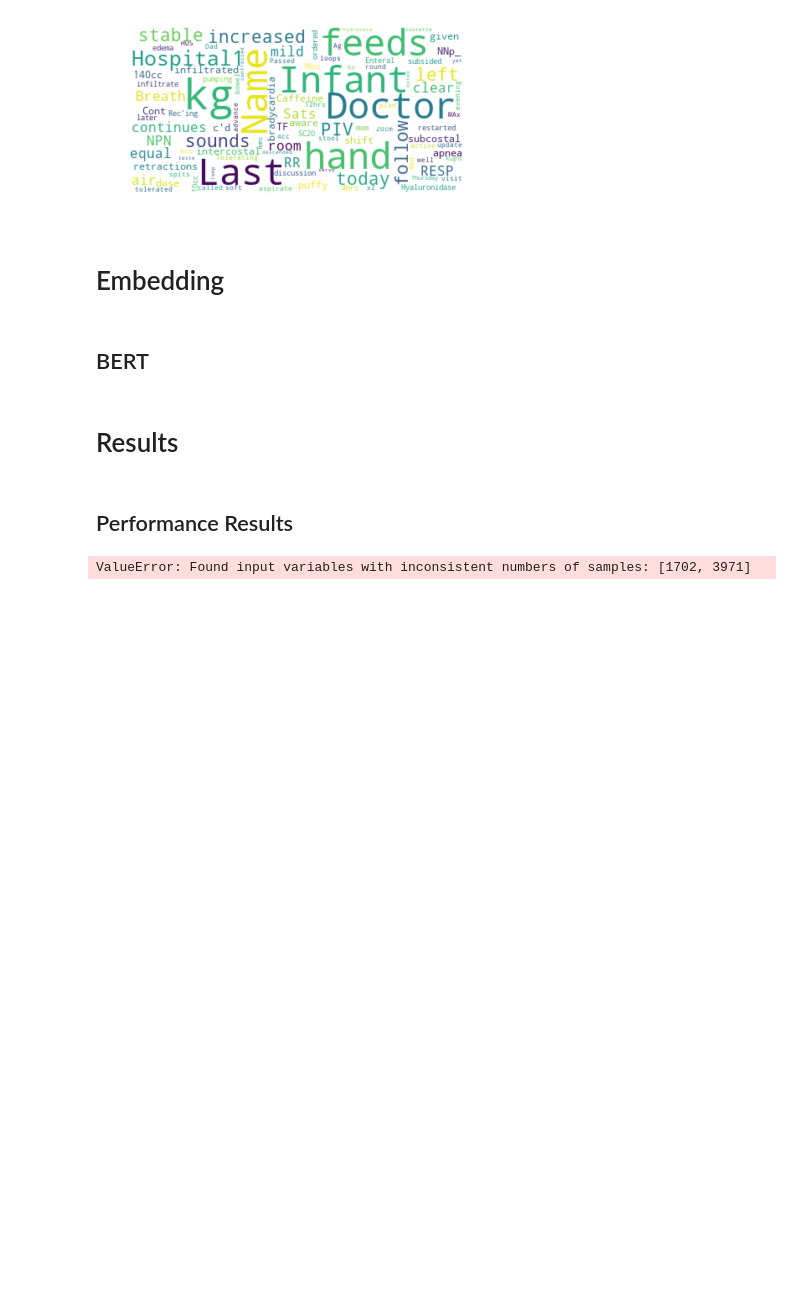
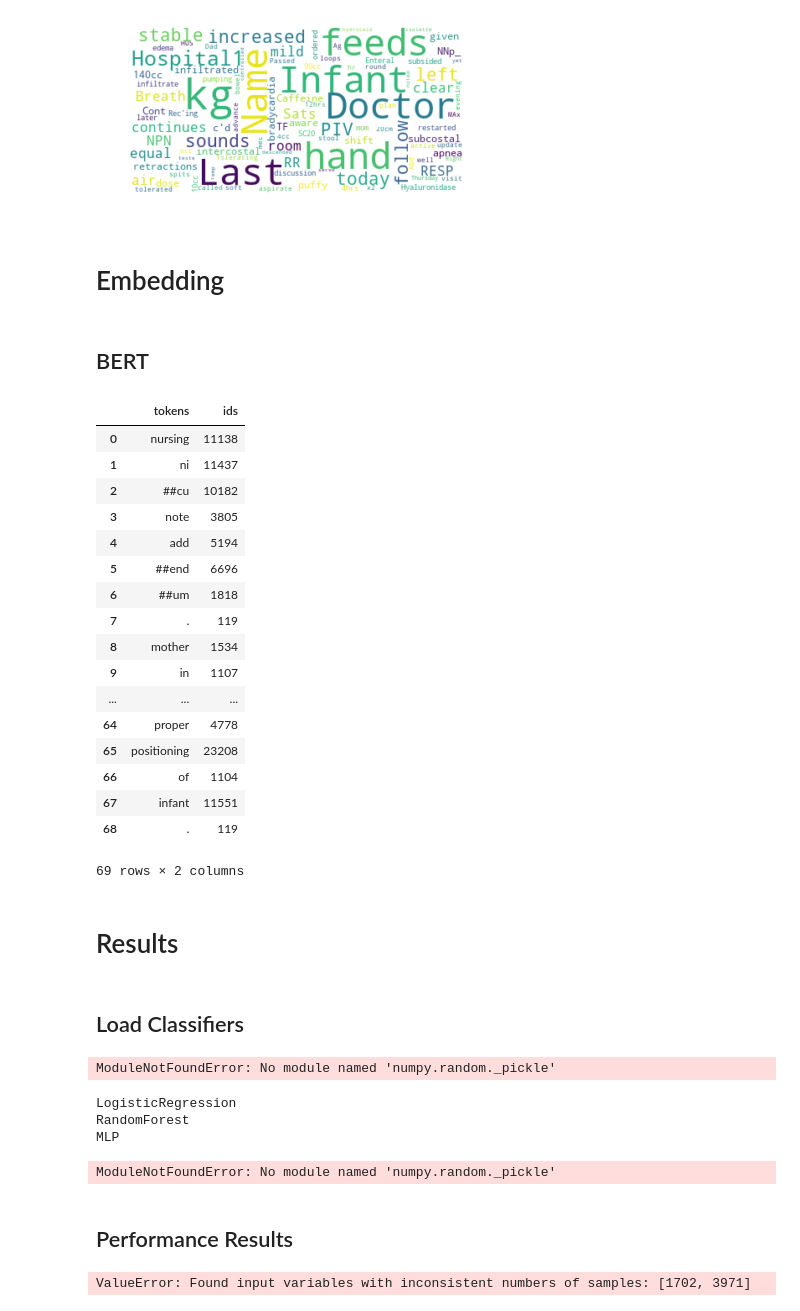
Before and after one commit to cccdenhart/icd-tagging, a Jupyter notebook: report.ipynb, the cells around one changed output. Drawn from its saved outputs; the diff is of its cells as text; code cells hidden in the pictures; blank space fills up the shorter version.

Commit message:
fixed model df

```diff
--- a/report.ipynb
+++ b/report.ipynb
@@ -12,6 +13,8 @@ from ast import literal_eval
 import tqdm
 # %%
-notes = as_pandas(get_conn().cursor().execute("select text from mimiciii.noteevents limit 100"))["text"].tolist()
+notes = query_aws(get_conn, "select text from mimiciii.noteevents limit 100")
+# %%
+notes = notes["text"].tolist()
 # %%
 # read in raw data
 subdir = "data"
@@ -156,5 +159,28 @@ plt.show()
 from transformers import AutoTokenizer, AutoModel
 tokenizer = AutoTokenizer.from_pretrained("emilyalsentzer/Bio_ClinicalBERT")
 model = AutoModel.from_pretrained("emilyalsentzer/Bio_ClinicalBERT")
+# %%
+tokens = tokenizer.tokenize(notes[0])
+ids = tokenizer.convert_tokens_to_ids(tokens)
+pd.DataFrame({"tokens": tokens, "ids": ids})
+# %% [output]
+|  | tokens | ids |
+| 0 | nursing | 11138 |
+| 1 | ni | 11437 |
+| 2 | ##cu | 10182 |
+| 3 | note | 3805 |
+| 4 | add | 5194 |
+| 5 | ##end | 6696 |
+| 6 | ##um | 1818 |
+| 7 | . | 119 |
+| 8 | mother | 1534 |
+| 9 | in | 1107 |
+| ... | ... | ... |
+| 64 | proper | 4778 |
+| 65 | positioning | 23208 |
+| 66 | of | 1104 |
+| 67 | infant | 11551 |
+| 68 | . | 119 |
+69 rows × 2 columns
 # %% [markdown]
 # Results
@@ -165,3 +187,21 @@ from utils import ml_accuracy
+# %% [markdown]
+## Load Classifiers
+# %%
+pickle.load(open(get_fp("MLP"), "rb"))
+# %% [output]
+ModuleNotFoundError: No module named 'numpy.random._pickle'
+# %%
+get_fp = lambda x: os.path.join(PROJ_DIR, "data", "models", x + ".clf")
+names = ["LogisticRegression", "RandomForest", "MLP", "LSTM"]
+clfs = []
+for n in names:
+    print(n)
+    clfs.append(pickle.load(open(get_fp(n), "rb")))
+# %% [output]
+LogisticRegression
+RandomForest
+MLP
+ModuleNotFoundError: No module named 'numpy.random._pickle'
 # %% [markdown]
 ## Performance Results
 # %%
```
Also changed, not shown: parts of 2 cells of this notebook, 2 other files.
